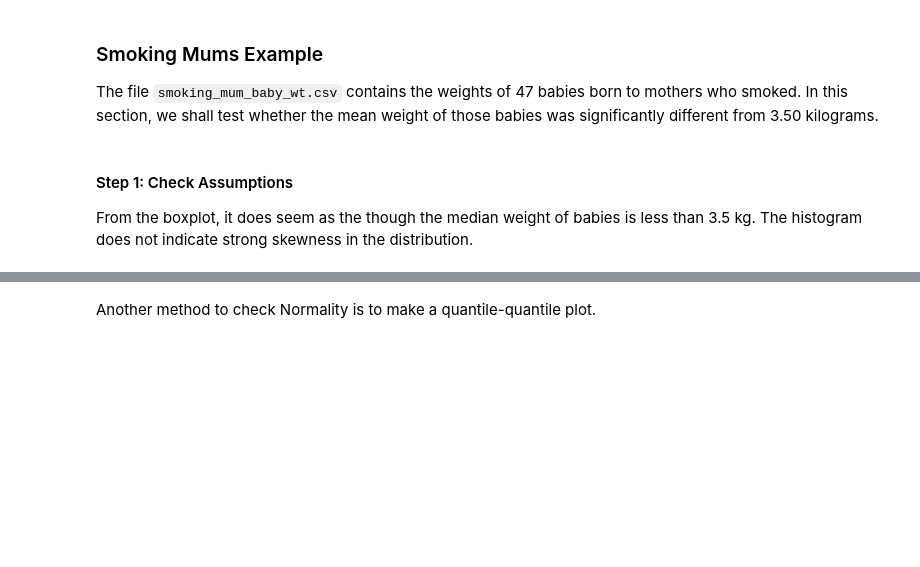
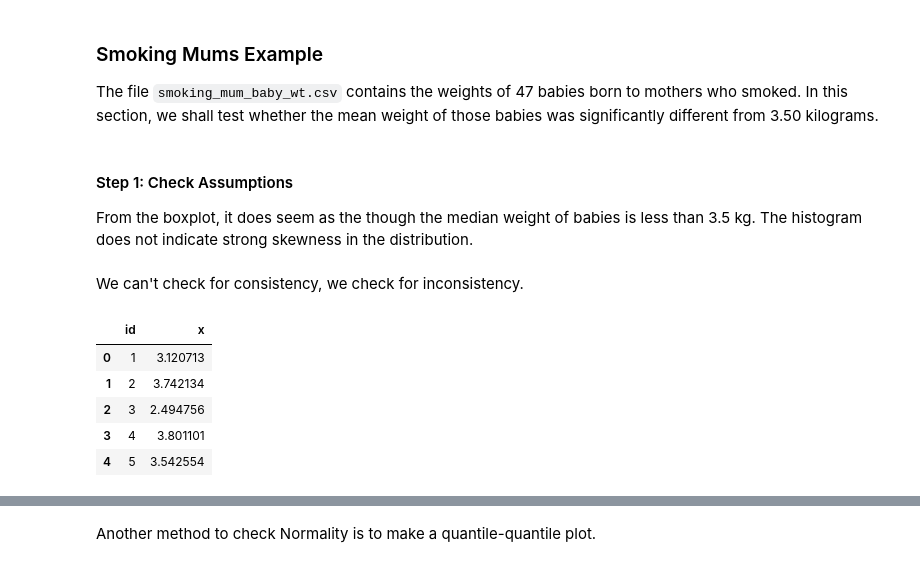
Before and after one commit to Luke-zm/Completed-Data-Courses-for-Masters, a Jupyter notebook: IND5003/lecture/03_inference_lecture.ipynb, the cells around one changed output, grey strips where cells are left out. Cells and saved outputs as stored; diff of their text form; code cells hidden in the pictures; blank space fills up the shorter version.

```diff
--- a/IND5003/lecture/03_inference_lecture.ipynb
+++ b/IND5003/lecture/03_inference_lecture.ipynb
@@ -133,6 +225,17 @@ baby_wts = pd.read_csv('../data/smoking_mum_baby_wt.csv', header = 0)
 #### Step 1: Check Assumptions
 
 From the boxplot, it does seem as the though the median weight of babies is less than 3.5 kg. The histogram does not indicate strong skewness in the distribution.
+# %% [markdown]
+We can't check for consistency, we check for inconsistency.
+# %%
+baby_wts.head()
+# %% [output]
+|  | id | x |
+| 0 | 1 | 3.120713 |
+| 1 | 2 | 3.742134 |
+| 2 | 3 | 2.494756 |
+| 3 | 4 | 3.801101 |
+| 4 | 5 | 3.542554 |
 # %%
 from myscripts import inference
 
```
Also changed, not shown: parts of 19 cells of this notebook, 2 other files.
